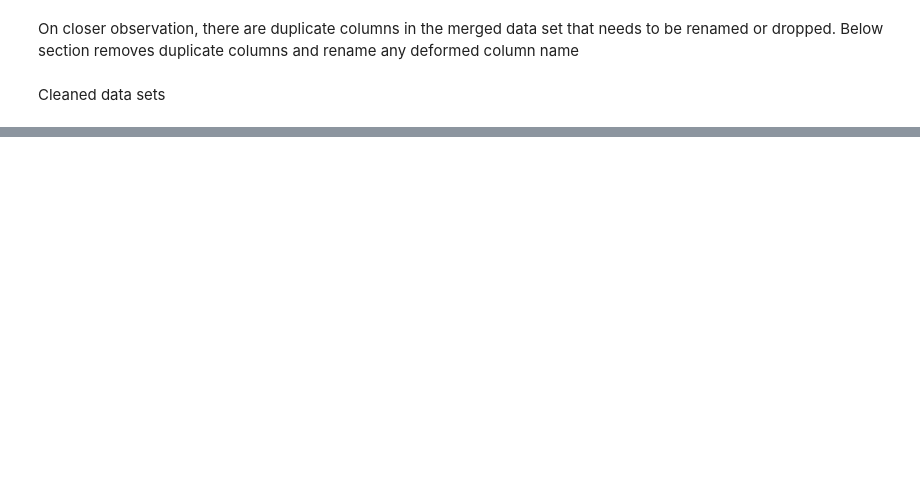
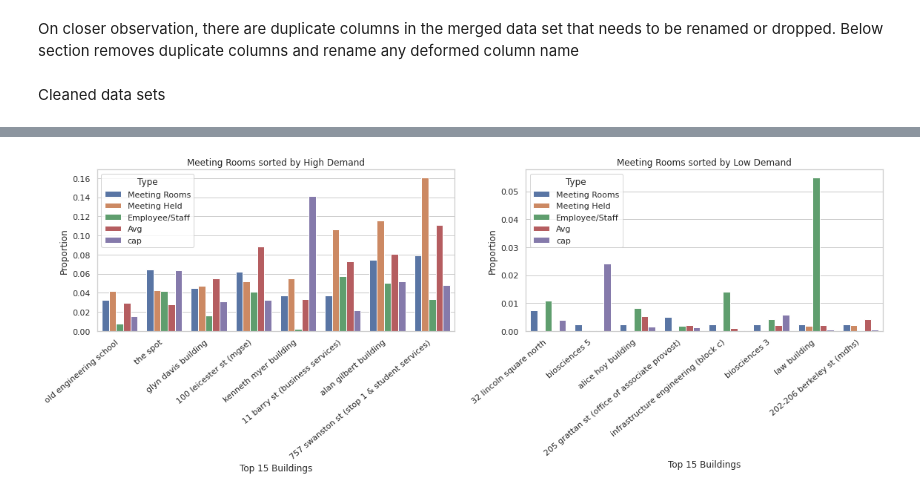
Before and after one commit to abhinavcreed13/project-space-optimisation-group-3, a Jupyter notebook: notebooks/data-preprocessing.ipynb, the cells around one changed output, grey strips where cells are left out. Cells and saved outputs as stored; diff of their text form; code cells hidden in the pictures; blank space fills up the shorter version.

```diff
--- a/notebooks/data-preprocessing.ipynb
+++ b/notebooks/data-preprocessing.ipynb
@@ -351,0 +449,54 @@ print(timetable_uom_df.shape)
+# %%
+gd = pd.merge(pd.merge(gdf2, gdf1, on=['Building Code','Building Name']),gdf3,on=['Building Code','Building Name'])
+d = {
+    'Building Code':[],
+    'Building Name':[],
+    'Type':[],
+    'Value':[]
+}
+for idx,row in gd.iterrows():
+    d['Building Code'].append(row['Building Code'])
+    d['Building Name'].append(row['Building Name'])
+    d['Type'].append('Meeting Rooms')
+    d['Value'].append(row['Room Code'])
+    d['Building Code'].append(row['Building Code'])
+    d['Building Name'].append(row['Building Name'])
+    d['Type'].append('Meeting Held')
+    d['Value'].append(row['Meetings'])
+    d['Building Code'].append(row['Building Code'])
+    d['Building Name'].append(row['Building Name'])
+    d['Type'].append('Employee/Staff')
+    d['Value'].append(row['Employee Sequential ID'])
+    d['Building Code'].append(row['Building Code'])
+    d['Building Name'].append(row['Building Name'])
+    d['Type'].append('Avg')
+    d['Value'].append(row['AvgAttendees'])
+    d['Building Code'].append(row['Building Code'])
+    d['Building Name'].append(row['Building Name'])
+    d['Type'].append('cap')
+    d['Value'].append(row['Room Capacity'])
+
+
+
+
+df = pd.DataFrame(data=d)
+fig, ax = plt.subplots(1,2)
+fig.set_figheight(4)
+fig.set_figwidth(19)
+df1 = df.tail(40)
+#df1.sort_values(by=['Type'], inplace=True)
+df2 = df.head(40)
+#df2.sort_values(by=['Type'], inplace=True)
+ax1 = sns.barplot(x="Building Name", y='Value', hue='Type', dodge=True,data=df1,ax=ax[0]);
+ax1.set_xticklabels(ax1.get_xticklabels(), rotation=40, ha="right")
+ax1.set(xlabel='Top 15 Buildings', ylabel='Proportion')
+ax1.set_title("Meeting Rooms sorted by High Demand")
+
+ax2 = sns.barplot(x="Building Name", y='Value', hue='Type', dodge=True, data=df2,ax=ax[1]);
+ax2.set_xticklabels(ax2.get_xticklabels(), rotation=40, ha="right")
+ax2.set(xlabel='Top 15 Buildings', ylabel='Proportion')
+ax2.set_title("Meeting Rooms sorted by Low Demand")
+
+plt.show()
+# %% [output]
+[figure, added]
```
Also changed, not shown: parts of 18 cells of this notebook.
